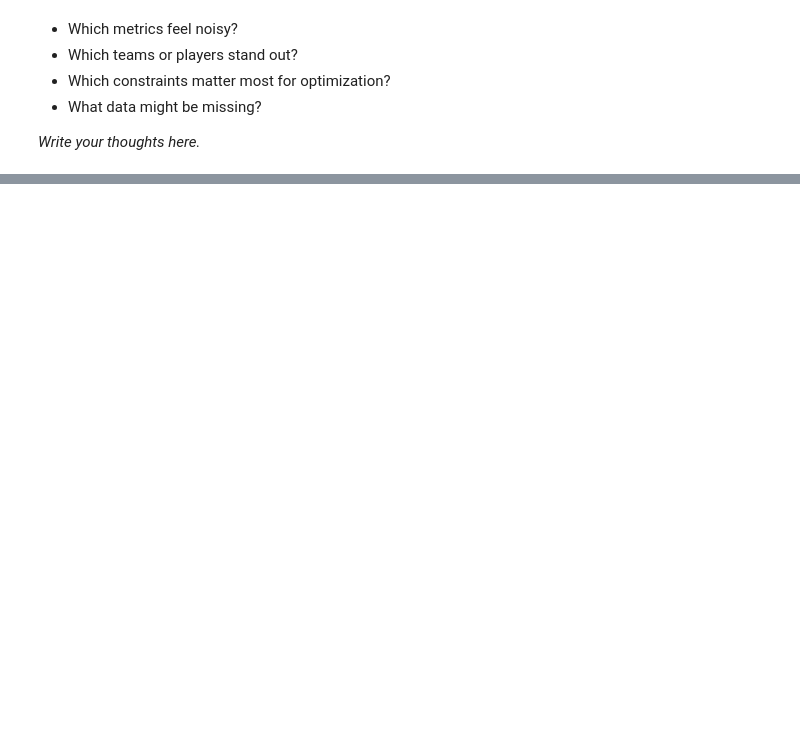
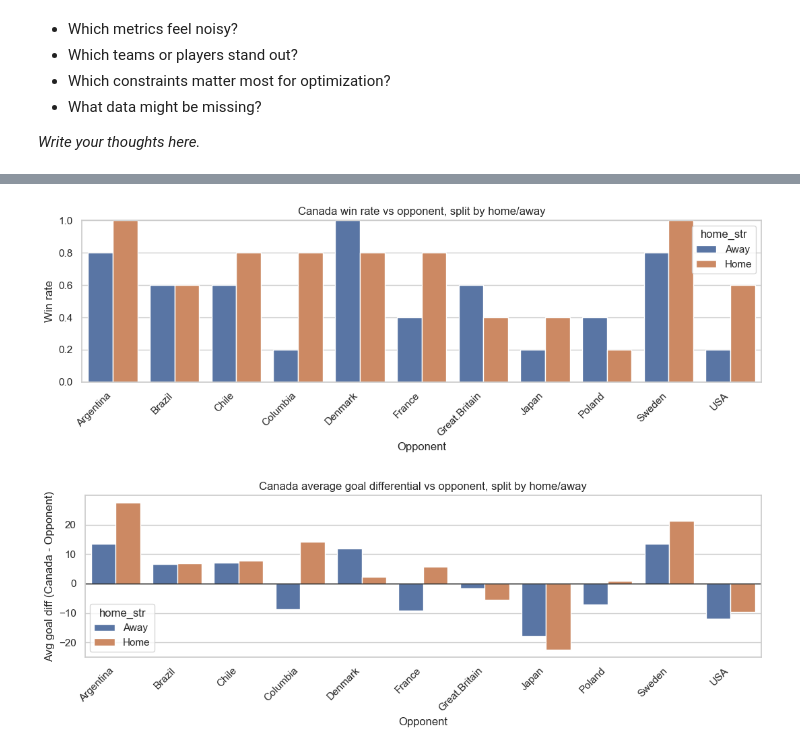
Before and after one commit to benFogerty/CaseStudy1, a Jupyter notebook: Wheelchair_Rugby_EDA.ipynb, the cells around one changed output, grey strips where cells are left out. Cells and saved outputs as stored; diff of their text form; code cells hidden in the pictures; blank space fills up the shorter version.

```diff
--- a/Wheelchair_Rugby_EDA.ipynb
+++ b/Wheelchair_Rugby_EDA.ipynb
@@ -270,0 +350,78 @@ _Write your thoughts here._
+# %%
+# Build per-game results with opponent + home/away
+# (This avoids double-counting from stint-level rows.)
+games = (
+    stints.groupby("game_id")
+    .agg(
+        h_team=("h_team", "first"),
+        a_team=("a_team", "first"),
+        h_score=("h_goals", "sum"),
+        a_score=("a_goals", "sum"),
+        minutes=("minutes", "sum"),
+    )
+    .reset_index()
+)
+
+game_long = pd.concat(
+    [
+        games.assign(
+            team=games["h_team"],
+            opponent=games["a_team"],
+            team_score=games["h_score"],
+            opponent_score=games["a_score"],
+            home=True,
+        ),
+        games.assign(
+            team=games["a_team"],
+            opponent=games["h_team"],
+            team_score=games["a_score"],
+            opponent_score=games["h_score"],
+            home=False,
+        ),
+    ],
+    ignore_index=True,
+)
+
+game_long["win"] = game_long["team_score"] > game_long["opponent_score"]
+game_long["goal_diff"] = game_long["team_score"] - game_long["opponent_score"]
+game_long["home_str"] = np.where(game_long["home"], "Home", "Away")
+
+canada_games_long = game_long[game_long["team"] == "Canada"].copy()
+
+print("Canada games:", canada_games_long["game_id"].nunique())
+print("Home/Away balance (games):")
+print(canada_games_long.drop_duplicates(["game_id", "home_str"])["home_str"].value_counts())
+
+matchup_home = (
+    canada_games_long.groupby(["opponent", "home_str"])
+    .agg(
+        games=("game_id", "nunique"),
+        win_rate=("win", "mean"),
+        avg_goal_diff=("goal_diff", "mean"),
+    )
+    .reset_index()
+    .sort_values(["opponent", "home_str"])
+)
+
+display(matchup_home)
+
+plt.figure(figsize=(11, 4))
+sns.barplot(data=matchup_home, x="opponent", y="win_rate", hue="home_str")
+plt.title("Canada win rate vs opponent, split by home/away")
+plt.ylabel("Win rate")
+plt.xlabel("Opponent")
+plt.xticks(rotation=45, ha="right")
+plt.ylim(0, 1)
+plt.tight_layout()
+plt.show()
+
+plt.figure(figsize=(11, 4))
+sns.barplot(data=matchup_home, x="opponent", y="avg_goal_diff", hue="home_str")
+plt.axhline(0, color="black", linewidth=1)
+plt.title("Canada average goal differential vs opponent, split by home/away")
+plt.ylabel("Avg goal diff (Canada - Opponent)")
+plt.xlabel("Opponent")
+plt.xticks(rotation=45, ha="right")
+plt.tight_layout()
+plt.show()
+# %% [output]
@@ -270,0 +451,2 @@ _Write your thoughts here._
+[figure, added]
+[figure, added]
```
Also changed, not shown: parts of 15 cells of this notebook, 2 other files.
